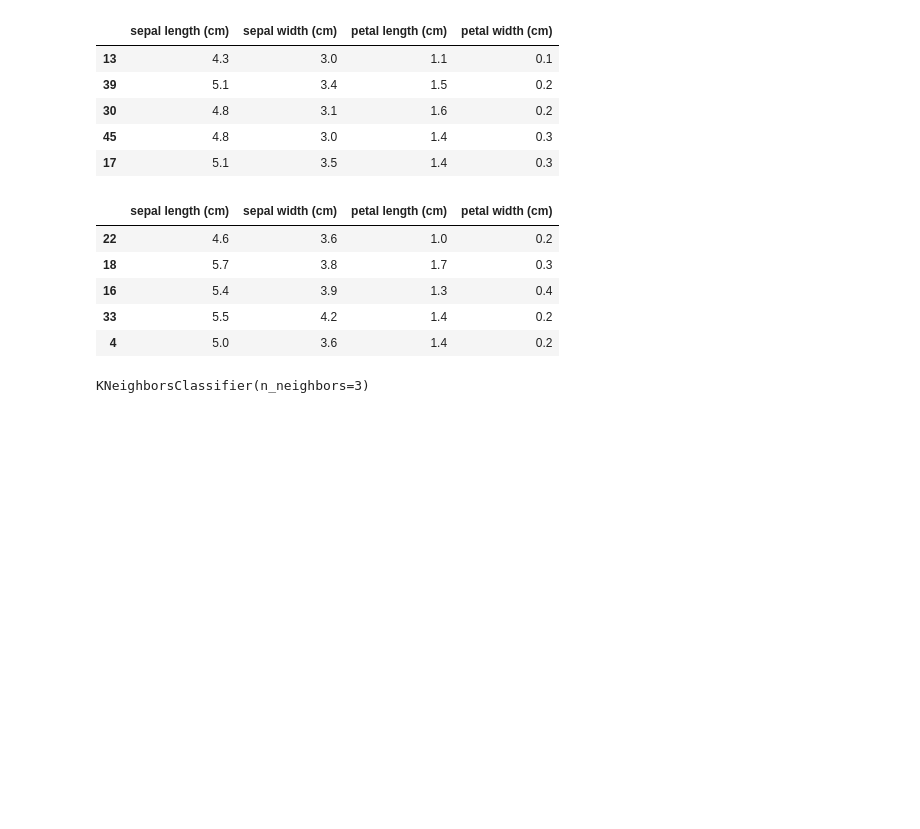
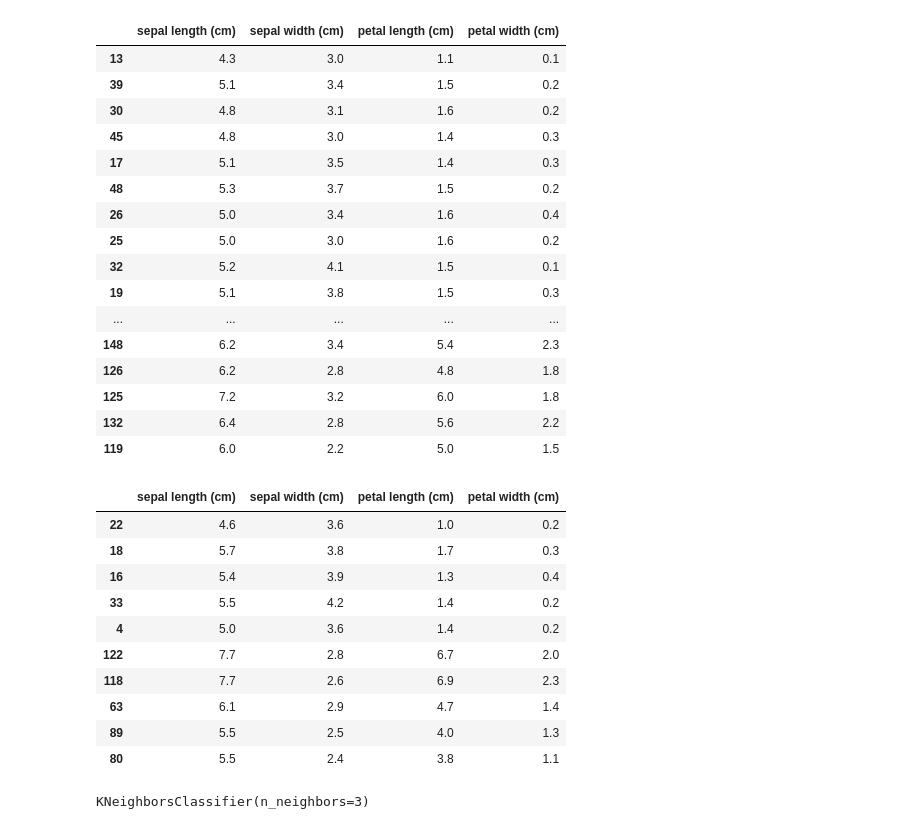
Before and after one commit to riyamandloi15/Machine_Learning_Algo, a Jupyter notebook: KNN_Assignment.ipynb, the cells around one changed output. Cells and saved outputs as stored; diff of their text form; code cells hidden in the pictures; blank space fills up the shorter version.

```diff
--- a/KNN_Assignment.ipynb
+++ b/KNN_Assignment.ipynb
@@ -37,14 +37,25 @@ train_df = pd.concat([train_setosa, train_virginica])
 X_train = train_df.drop('target', axis=1)
 y_train = train_df['target']
 # %%
-X_train.head()
+X_train
 # %% [output]
 |  | sepal length (cm) | sepal width (cm) | petal length (cm) | petal width (cm) |
 | 13 | 4.3 | 3.0 | 1.1 | 0.1 |
 | 39 | 5.1 | 3.4 | 1.5 | 0.2 |
 | 30 | 4.8 | 3.1 | 1.6 | 0.2 |
 | 45 | 4.8 | 3.0 | 1.4 | 0.3 |
 | 17 | 5.1 | 3.5 | 1.4 | 0.3 |
+| 48 | 5.3 | 3.7 | 1.5 | 0.2 |
+| 26 | 5.0 | 3.4 | 1.6 | 0.4 |
+| 25 | 5.0 | 3.0 | 1.6 | 0.2 |
+| 32 | 5.2 | 4.1 | 1.5 | 0.1 |
+| 19 | 5.1 | 3.8 | 1.5 | 0.3 |
+| ... | ... | ... | ... | ... |
+| 148 | 6.2 | 3.4 | 5.4 | 2.3 |
+| 126 | 6.2 | 2.8 | 4.8 | 1.8 |
+| 125 | 7.2 | 3.2 | 6.0 | 1.8 |
+| 132 | 6.4 | 2.8 | 5.6 | 2.2 |
+| 119 | 6.0 | 2.2 | 5.0 | 1.5 |
 # %%
 # Randomly select samples for testing
 test_setosa = setosa_data.drop(train_setosa.index).sample(n=5, random_state=42)
@@ -56,7 +67,7 @@ test_df = pd.concat([test_setosa, test_virginica, test_versicolor])
 X_test = test_df.drop('target', axis=1)
 y_test = test_df['target']
 # %%
-X_test.head()
+X_test
 # %% [output]
 |  | sepal length (cm) | sepal width (cm) | petal length (cm) | petal width (cm) |
 | 22 | 4.6 | 3.6 | 1.0 | 0.2 |
@@ -64,6 +75,11 @@ X_test.head()
 | 16 | 5.4 | 3.9 | 1.3 | 0.4 |
 | 33 | 5.5 | 4.2 | 1.4 | 0.2 |
 | 4 | 5.0 | 3.6 | 1.4 | 0.2 |
+| 122 | 7.7 | 2.8 | 6.7 | 2.0 |
+| 118 | 7.7 | 2.6 | 6.9 | 2.3 |
+| 63 | 6.1 | 2.9 | 4.7 | 1.4 |
+| 89 | 5.5 | 2.5 | 4.0 | 1.3 |
+| 80 | 5.5 | 2.4 | 3.8 | 1.1 |
 # %%
 # Choose the value of K
 k = 3
```
Also changed, not shown: parts of 2 cells of this notebook.
